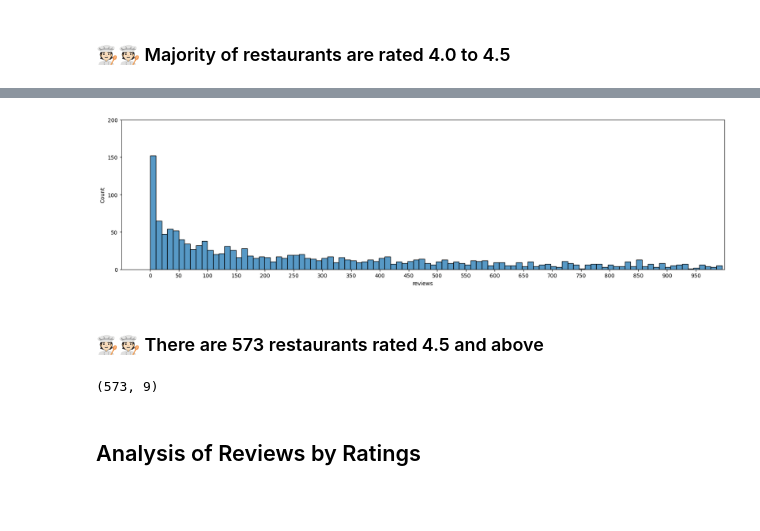
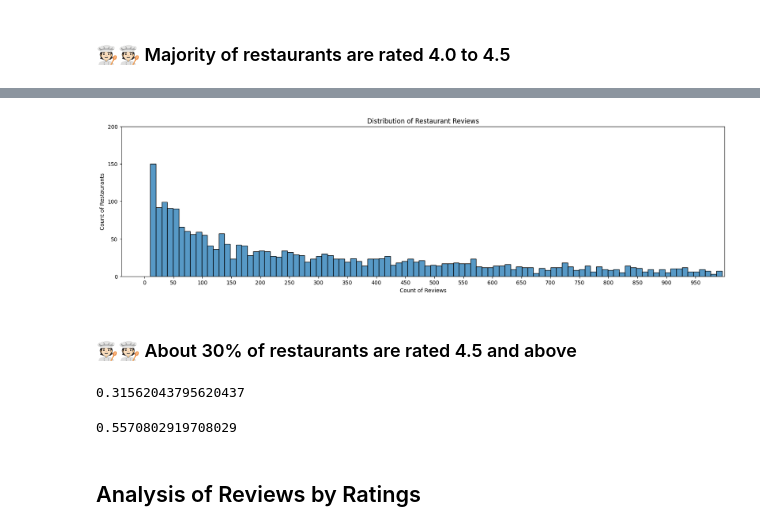
Before and after one commit to toothyachy/yumspeak, a Jupyter notebook: notebooks/kal_eda.ipynb, the cells around one changed output, grey strips where cells are left out. Saved outputs shown, nothing was run; the diff lists cells and outputs as text; code cells hidden in the pictures; blank space fills up the shorter version.

```diff
--- a/notebooks/kal_eda.ipynb
+++ b/notebooks/kal_eda.ipynb
@@ -4,7 +4,7 @@ import numpy as np
 from matplotlib import pyplot as plt
 import seaborn as sns
 # %%
-restaurants_df = pd.read_csv('output/responses/batch1-2_restaurants_dataset.csv')
+restaurants_df = pd.read_csv('output/responses/batch123_restaurants_dataset.csv')
 # %%
 restaurants_df.shape
 # %% [output]
@@ -173,7 +173,7 @@ cats_to_remove = ['Advertising agency',
  'Chinese language school',
  'Clothing store',
  'Coaching center',
- 'Coffee store',
+ 'Coffee store', 'Coffee shop',
  'Coffee wholesaler',
  'Computer support and services',
  'Condominium complex',
@@ -192,7 +192,7 @@ cats_to_remove = ['Advertising agency',
  'Education center',
  'Employment center',
  'Event management company',
- 'Event venue',
+ 'Event venue', 'Fast food restaurant',
  'Fish store',
  'Florist',
  'Flower delivery',
@@ -345,17 +317,21 @@ restaurants[restaurants['reviews']<10]
 # %%
 plt.figure(figsize=(20,5))
-sns.histplot(data=restaurants[restaurants['reviews']<1000], x='reviews', bins=100)
+sns.histplot(data=restaurants[(restaurants['reviews']<=1000) & (restaurants['reviews']>=10)], x='reviews', bins=100)
 plt.xticks(np.arange(0,1000,50))
 plt.yticks(np.arange(0,600,50))
 plt.xlim(right=1000)
-plt.ylim(top=200);
+plt.ylim(top=200)
+plt.xlabel('Count of Reviews')
+plt.ylabel('Count of Restaurants')
+plt.title('Distribution of Restaurant Reviews')
+plt.show()
 # %% [output]
-[figure, old version]
+[figure, new version]
 # %% [markdown]
-### 🧑🏻‍🍳🧑🏻‍🍳 There are 573 restaurants rated 4.5 and above
+### 🧑🏻‍🍳🧑🏻‍🍳 About 30% of restaurants are rated 4.5 and above
 # %%
 top_rated = restaurants[restaurants['main_rating']>=4.5].sort_values(by='reviews', ascending=False)
 # %%
-top_rated.shape
+top_rated.shape[0]/restaurants.shape[0]
 # %% [output]
-(573, 9)
+0.31562043795620437
@@ -362,2 +340,6 @@ top_rated.shape
+# %%
+mid_rated.shape[0]/restaurants.shape[0]
+# %% [output]
+0.5570802919708029
 # %% [markdown]
 ## Analysis of Reviews by Ratings
```
Also changed, not shown: parts of 34 cells of this notebook, 6 other files.
